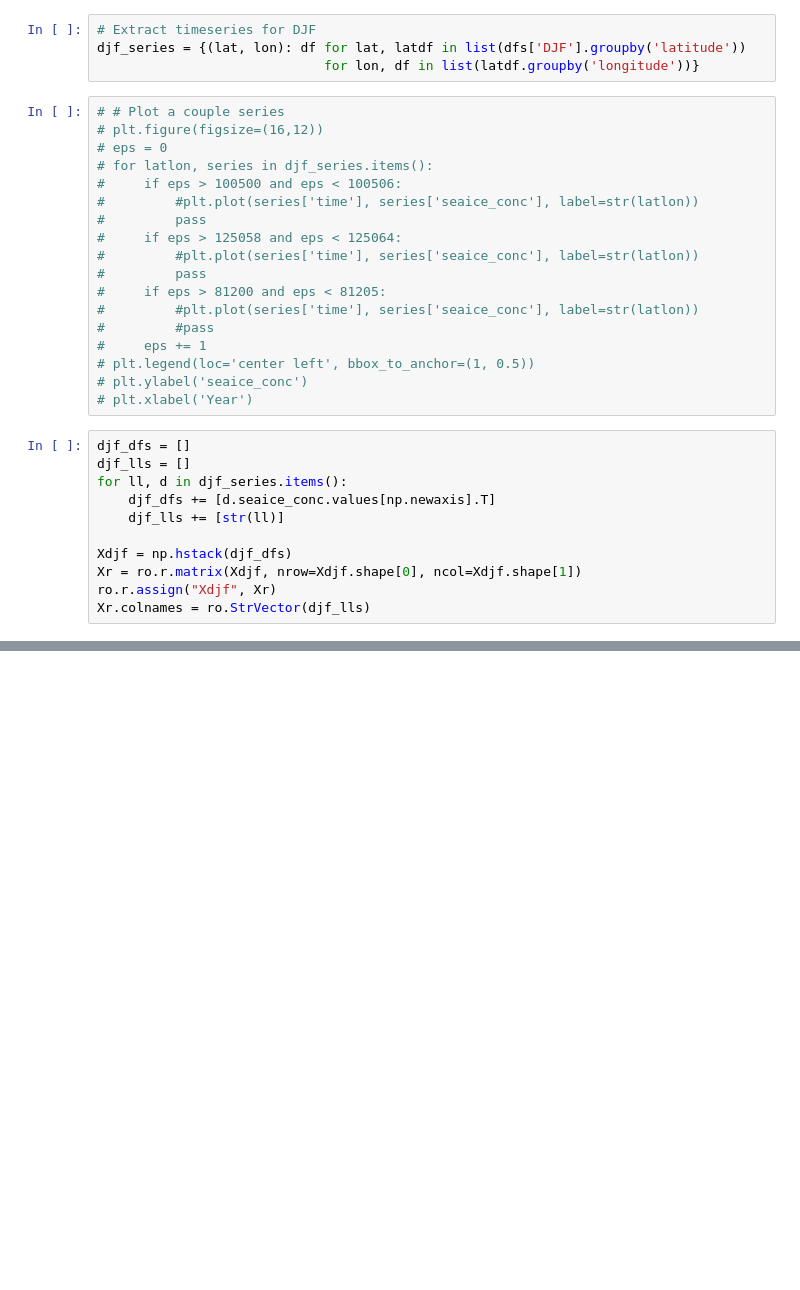
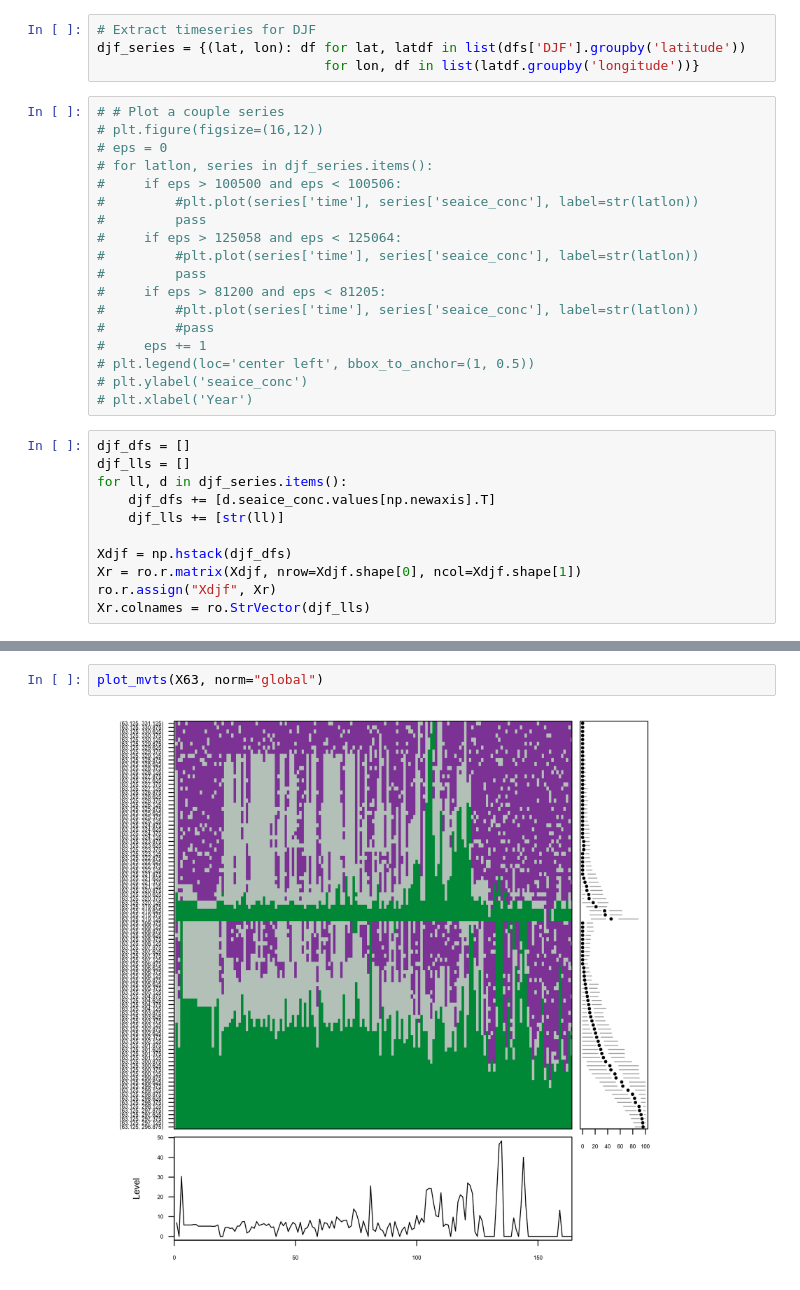
Before and after one commit to hfloresr/ArcticSea, a Jupyter notebook: seaice_spatial.ipynb, the cells around one changed output, grey strips where cells are left out. Drawn from its saved outputs; the diff is of its cells as text; blank space fills up the shorter version.

```diff
--- a/seaice_spatial.ipynb
+++ b/seaice_spatial.ipynb
@@ -122,0 +98,4 @@ display(Image(data=img.getvalue(), format='png', embed=True))
+# %%
+plot_mvts(X63, norm="global")
+# %% [output]
+[figure, added]
```
Also changed, not shown: parts of 11 cells of this notebook.
